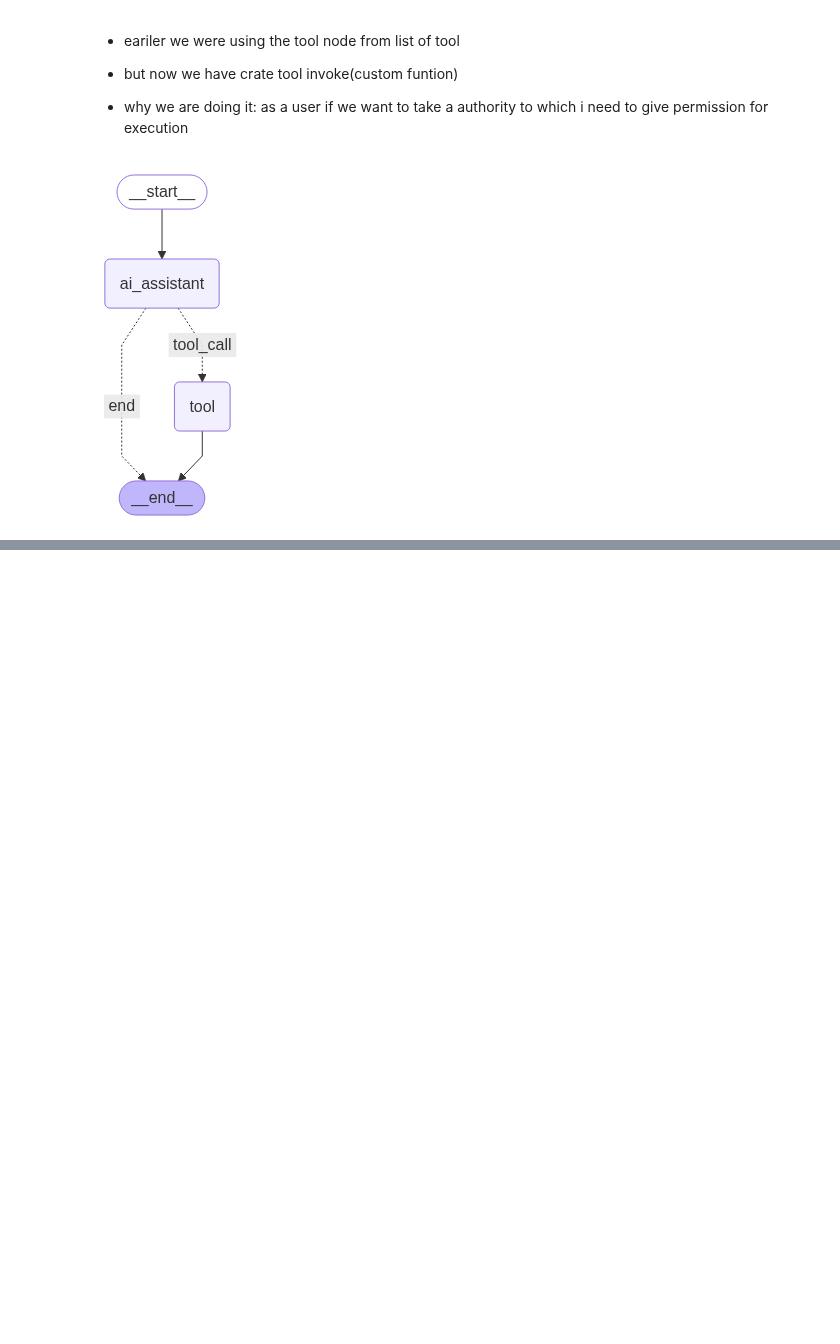
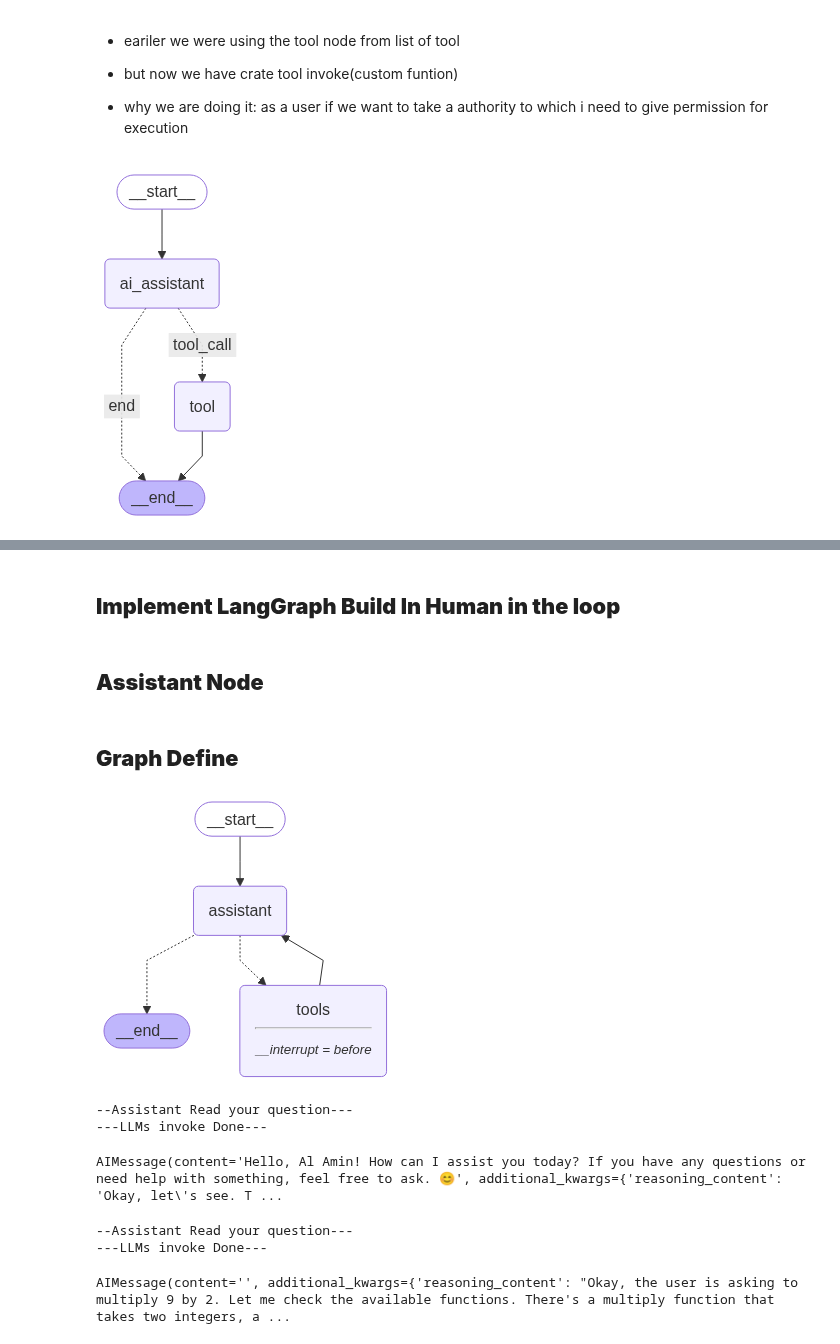
Before and after one commit to kinjal-AIML/End-to-End-Agentic-Ai-Automation-Lab, a Jupyter notebook: 04-LangGraph-Agentic-Workflows/04-UX-and-Human-in-The-Loop/experiments-notebook.ipynb, the cells around one changed output, grey strips where cells are left out. Saved outputs shown, nothing was run; the diff lists cells and outputs as text; code cells hidden in the pictures; blank space fills up the shorter version.

Commit message:
explore the Human in the loop and add custom business rule

```diff
--- a/04-LangGraph-Agentic-Workflows/04-UX-and-Human-in-The-Loop/experiments-notebook.ipynb
+++ b/04-LangGraph-Agentic-Workflows/04-UX-and-Human-in-The-Loop/experiments-notebook.ipynb
@@ -194,0 +196,80 @@ Result for current GDP of Bangladesh is:
+# %% [markdown]
+## **Implement LangGraph Build In Human in the loop**
+# %%
+all_tools = [multiply, search]
+
+llm_with_tools = llm.bind_tools(all_tools, parallel_tool_calls=False)
+# %% [markdown]
+## **Assistant Node**
+# %%
+def assistant(state: AgentState):
+    print("--Assistant Read your question---")
+    question = state["messages"][-1].content
+
+    response = llm_with_tools.invoke(question)
+
+    print("---LLMs invoke Done---")
+
+    return {
+        "messages": [response]
+    }
+# %% [markdown]
+## **Graph Define**
+# %%
+from langgraph.checkpoint.memory import MemorySaver
+from langgraph.graph import StateGraph, START, END
+from langgraph.prebuilt import ToolNode, tools_condition
+
+builder = StateGraph(AgentState)
+
+## node define
+builder.add_node("assistant", assistant)
+builder.add_node("tools", ToolNode(all_tools))
+
+## Edge define
+builder.add_edge(START, "assistant")
+builder.add_conditional_edges(
+    "assistant",
+    tools_condition
+)
+builder.add_edge("tools", "assistant")
+
+memory = MemorySaver()
+graph = builder.compile(checkpointer=memory, interrupt_before=["tools"])
+graph
+# %% [output]
+[figure, added]
+# %%
+from langchain_core.messages import HumanMessage
+
+config = {
+    "configurable": {
+        "thread_id": "chat_2"
+    }
+}
+
+response = graph.invoke(
+    {
+        "messages": [HumanMessage(content="Hi, how are you, my name is Al Amin.")]
+    },
+    config=config
+)
+
+response["messages"][-1]
+# %% [output]
+--Assistant Read your question---
+---LLMs invoke Done---
+AIMessage(content='Hello, Al Amin! How can I assist you today? If you have any questions or need help with something, feel free to ask. 😊', additional_kwargs={'reasoning_content': 'Okay, let\'s see. T ...
+# %%
+response = graph.invoke(
+    {
+        "messages": [HumanMessage(content="Can you multiply 9 with 2")]
+    },
+    config=config
+)
+
+response["messages"][-1]
+# %% [output]
+--Assistant Read your question---
+---LLMs invoke Done---
+AIMessage(content='', additional_kwargs={'reasoning_content': "Okay, the user is asking to multiply 9 by 2. Let me check the available functions. There's a multiply function that takes two integers, a ...
```
Also changed, not shown: parts of 21 cells of this notebook.
